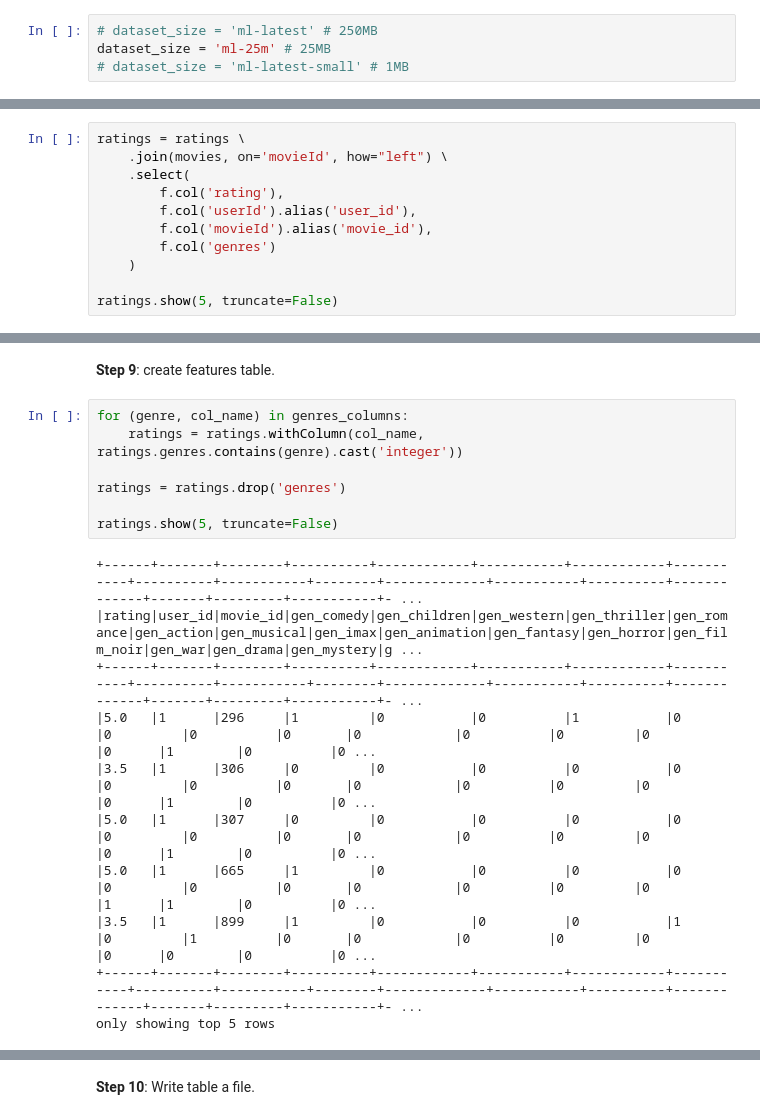
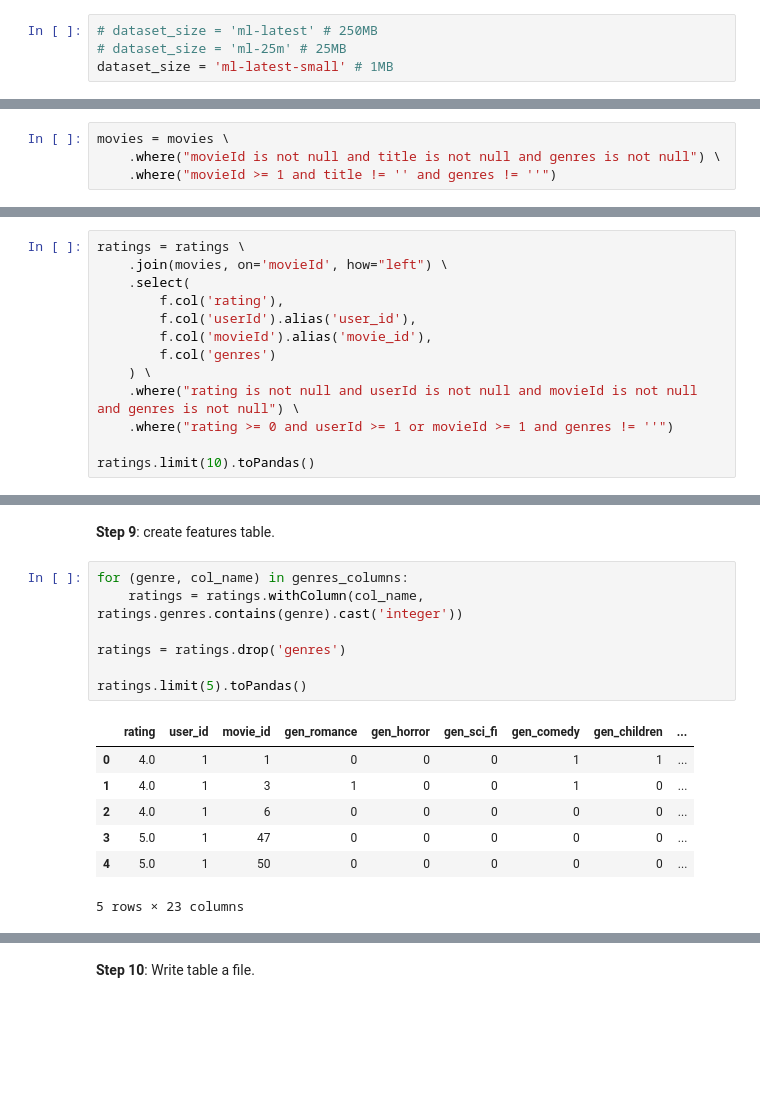
Before and after one commit to adrianmarino/recomendation-system-aproches, a Jupyter notebook: user-movie-genres-model/1.input-data-building.ipynb, the cells around one changed output, grey strips where cells are left out. Saved outputs shown, nothing was run; the diff lists cells and outputs as text; blank space fills up the shorter version.

```diff
--- a/user-movie-genres-model/1.input-data-building.ipynb
+++ b/user-movie-genres-model/1.input-data-building.ipynb
@@ -58,8 +58,8 @@ print('Dataset sizes:', MovieLensDataSource.sizes())
 Dataset sizes: ['ml-latest-small', 'ml-25m', 'ml-latest']
 # %%
 # dataset_size = 'ml-latest' # 250MB
-dataset_size = 'ml-25m' # 25MB
-# dataset_size = 'ml-latest-small' # 1MB
+# dataset_size = 'ml-25m' # 25MB
+dataset_size = 'ml-latest-small' # 1MB
 # %% [markdown]
 ### Download dataset
 # %% [markdown]
@@ -123,6 +121,10 @@ root
  |-- movieId: integer (nullable = true)
  |-- title: string (nullable = true)
  |-- genres: string (nullable = true)
+# %%
+movies = movies \
+    .where("movieId is not null and title is not null and genres is not null") \
+    .where("movieId >= 1 and title != '' and genres != ''")
 # %% [markdown]
 **Step 6**: Left join both tables by movieId and select rating score, userId, movieId and genres columns.
 # %%
@@ -133,7 +135,9 @@ ratings = ratings \
         f.col('userId').alias('user_id'),
         f.col('movieId').alias('movie_id'),
         f.col('genres')
-    )
+    ) \
+    .where("rating is not null and userId is not null and movieId is not null and genres is not null") \
+    .where("rating >= 0 and userId >= 1 or movieId >= 1 and genres != ''")
 
-ratings.show(5, truncate=False)
+ratings.limit(10).toPandas()
 # %% [output]
@@ -212,21 +213,18 @@ genres_columns
 # %%
 for (genre, col_name) in genres_columns:
     ratings = ratings.withColumn(col_name, ratings.genres.contains(genre).cast('integer'))
 
 ratings = ratings.drop('genres')
 
-ratings.show(5, truncate=False)
+ratings.limit(5).toPandas()
 # %% [output]
+|  | rating | user_id | movie_id | gen_romance | gen_horror | gen_sci_fi | gen_comedy | gen_children | ... |
+| 0 | 4.0 | 1 | 1 | 0 | 0 | 0 | 1 | 1 | ... |
+| 1 | 4.0 | 1 | 3 | 1 | 0 | 0 | 1 | 0 | ... |
+| 2 | 4.0 | 1 | 6 | 0 | 0 | 0 | 0 | 0 | ... |
+| 3 | 5.0 | 1 | 47 | 0 | 0 | 0 | 0 | 0 | ... |
+| 4 | 5.0 | 1 | 50 | 0 | 0 | 0 | 0 | 0 | ... |
-+------+-------+--------+----------+------------+-----------+------------+-----------+----------+-----------+--------+-------------+-----------+----------+-------------+-------+---------+-----------+- ...
-|rating|user_id|movie_id|gen_comedy|gen_children|gen_western|gen_thriller|gen_romance|gen_action|gen_musical|gen_imax|gen_animation|gen_fantasy|gen_horror|gen_film_noir|gen_war|gen_drama|gen_mystery|g ...
-+------+-------+--------+----------+------------+-----------+------------+-----------+----------+-----------+--------+-------------+-----------+----------+-------------+-------+---------+-----------+- ...
-|5.0   |1      |296     |1         |0           |0          |1           |0          |0         |0          |0       |0            |0          |0         |0            |0      |1        |0          |0 ...
-|3.5   |1      |306     |0         |0           |0          |0           |0          |0         |0          |0       |0            |0          |0         |0            |0      |1        |0          |0 ...
-|5.0   |1      |307     |0         |0           |0          |0           |0          |0         |0          |0       |0            |0          |0         |0            |0      |1        |0          |0 ...
-|5.0   |1      |665     |1         |0           |0          |0           |0          |0         |0          |0       |0            |0          |0         |0            |1      |1        |0          |0 ...
-|3.5   |1      |899     |1         |0           |0          |0           |1          |0         |1          |0       |0            |0          |0         |0            |0      |0        |0          |0 ...
-+------+-------+--------+----------+------------+-----------+------------+-----------+----------+-----------+--------+-------------+-----------+----------+-------------+-------+---------+-----------+- ...
-only showing top 5 rows
+5 rows × 23 columns
 # %%
 from sklearn.preprocessing import LabelEncoder
 
```
Also changed, not shown: parts of 6 cells of this notebook, 58 other files.
